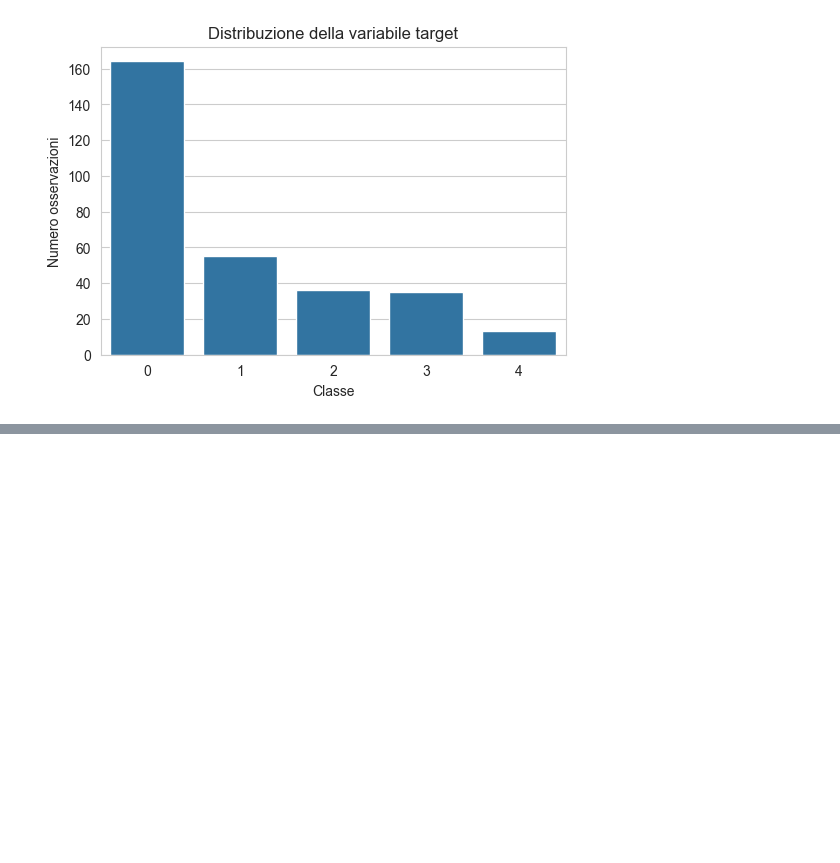
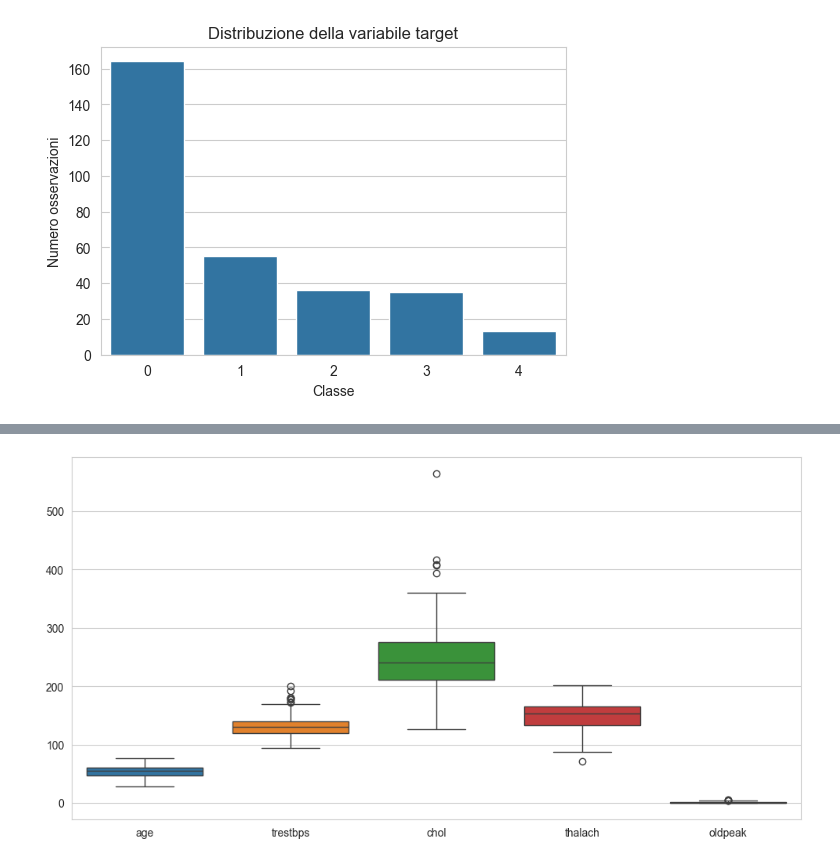
Before and after one commit to enri-arn/heart-disease-ml-classification, a Jupyter notebook: heart-disease-ml-classification.ipynb, the cells around one changed output, grey strips where cells are left out. Cells and saved outputs as stored; diff of their text form; code cells hidden in the pictures; blank space fills up the shorter version.

```diff
--- a/heart-disease-ml-classification.ipynb
+++ b/heart-disease-ml-classification.ipynb
@@ -221,0 +285,10 @@ L'analisi dei valori mancanti consentirà inoltre di definire le opportune strat
+# %%
+plt.figure(figsize=(12,6))
+
+sns.boxplot(
+    data=df[numerical_features]
+)
+
+plt.show()
+# %% [output]
+[figure, added]
```
Also changed, not shown: parts of 41 cells of this notebook.
